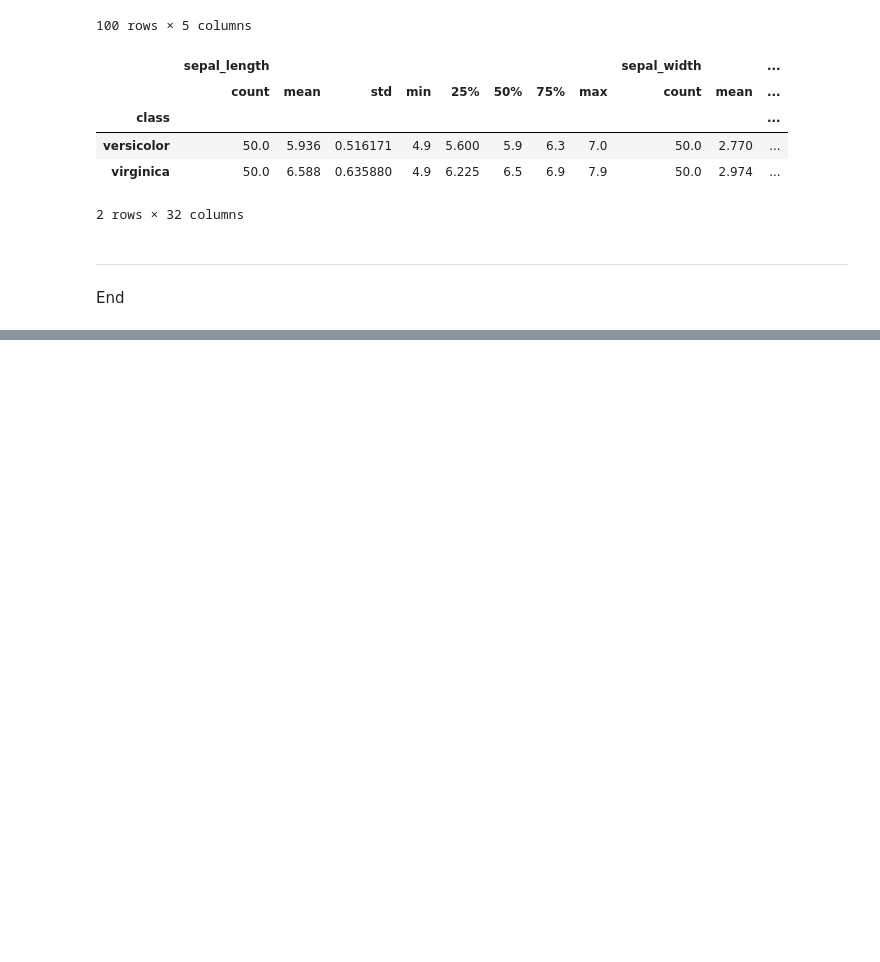
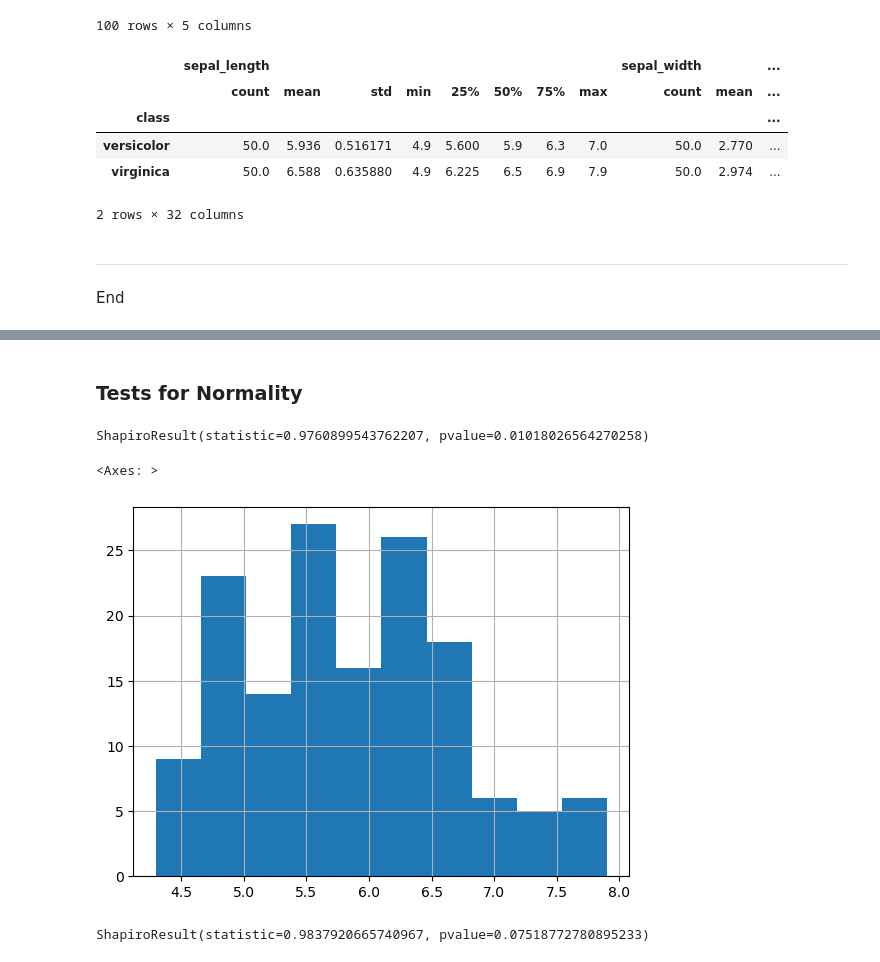
Before and after one commit to mhmdmahdi/Machine-Learning-and-Statistics, a Jupyter notebook: tasks.ipynb, the cells around one changed output, grey strips where cells are left out. Saved outputs shown, nothing was run; the diff lists cells and outputs as text; code cells hidden in the pictures; blank space fills up the shorter version.

```diff
--- a/tasks.ipynb
+++ b/tasks.ipynb
@@ -403,7 +402,7 @@ import matplotlib.pyplot as plt
 import seaborn as sns
 # %%
 # Load penguins data set.
-df = pd.read_csv('iris.csv')
+df = pd.read_csv('data/iris.csv')
 
 # Show.
 df
@@ -474,0 +539,17 @@ End
+# %% [markdown]
+### Tests for Normality
+# %%
+# Shapiro test.
+ss.shapiro(df['sepal_length'])
+# %% [output]
+ShapiroResult(statistic=0.9760899543762207, pvalue=0.01018026564270258)
+# %%
+df['sepal_length'].hist()
+# %% [output]
+<Axes: >
+[figure, added]
+# %%
+# Shapiro test.
+ss.shapiro(df['sepal_width'])
+# %% [output]
+ShapiroResult(statistic=0.9837920665740967, pvalue=0.07518772780895233)
```
Also changed, not shown: parts of 27 cells of this notebook, 4 other files.
